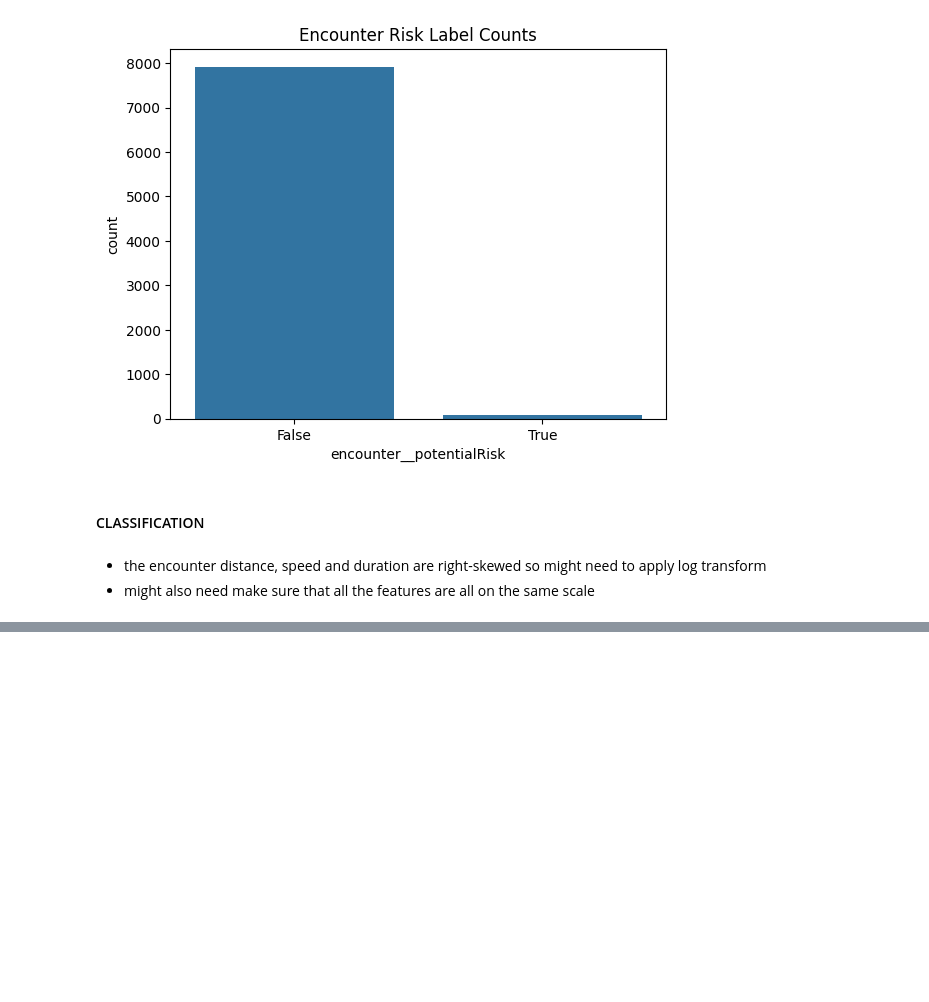
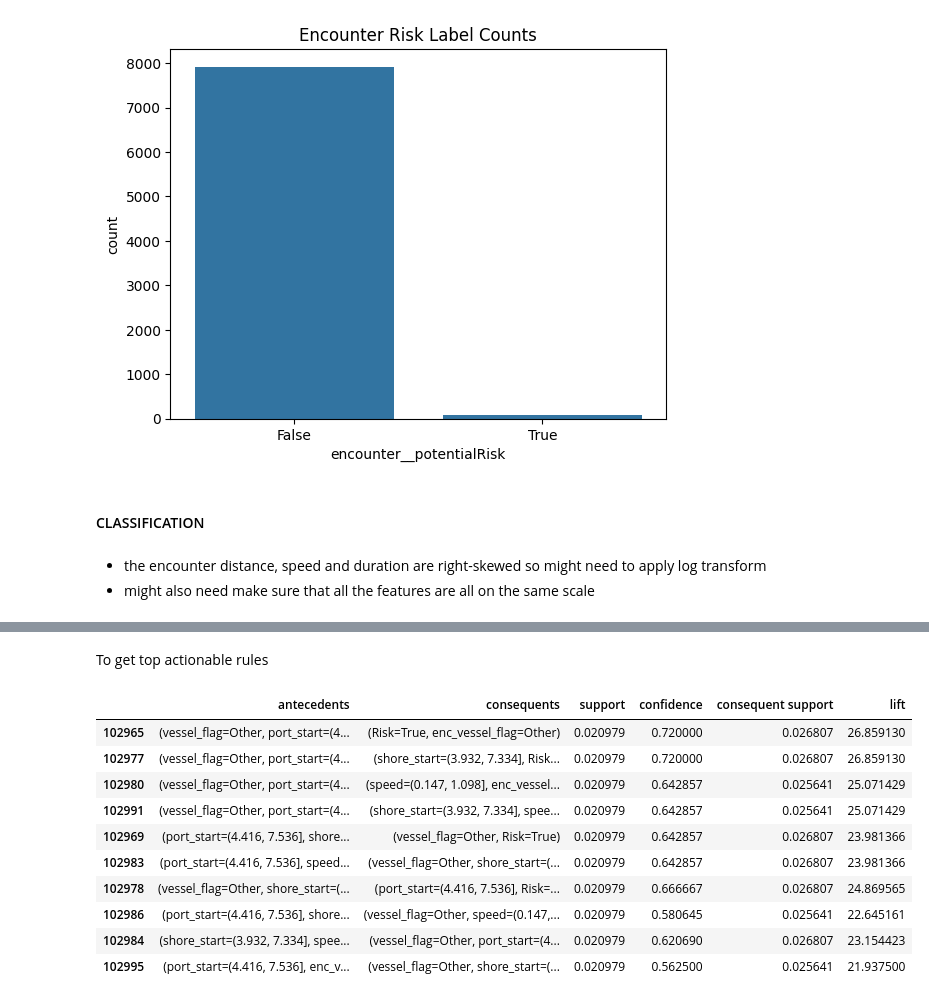
Before and after one commit to zuweii/datamining, a Jupyter notebook: collision.ipynb, the cells around one changed output, grey strips where cells are left out. Saved outputs shown, nothing was run; the diff lists cells and outputs as text; code cells hidden in the pictures; blank space fills up the shorter version.

```diff
--- a/collision.ipynb
+++ b/collision.ipynb
@@ -390,0 +406,34 @@ Saved: collision/association_rules_risk_high.csv
+# %% [markdown]
+To get top actionable rules
+# %%
+# Step 1: focus on Risk=True rules
+rules_risk = filtered_pruned.copy()
+
+# Step 2: filter by minimum counts and test confidence
+rules_risk = rules_risk[
+    (rules_risk['antecedent_count'] >= 10) &
+    (rules_risk['test_confidence'] >= 0.07) &    # at least 7% risky in test
+    (rules_risk['lift'] >= 5)                     # 5x uplift over baseline
+]
+
+# Step 3: rank by lift * test_confidence (combined score)
+rules_risk['score'] = rules_risk['lift'] * rules_risk['test_confidence']
+
+# Step 4: sort
+rules_top = rules_risk.sort_values(['score','antecedent_count'], ascending=[False,False])
+
+# Step 5: take top 10
+top10 = rules_top.head(10)
+top10[['antecedents', 'consequents', 'support', 'confidence', 'consequent support', 'lift' ]]
+# %% [output]
+|  | antecedents | consequents | support | confidence | consequent support | lift |
+| 102965 | (vessel_flag=Other, port_start=(4... | (Risk=True, enc_vessel_flag=Other) | 0.020979 | 0.720000 | 0.026807 | 26.859130 |
+| 102977 | (vessel_flag=Other, port_start=(4... | (shore_start=(3.932, 7.334], Risk... | 0.020979 | 0.720000 | 0.026807 | 26.859130 |
+| 102980 | (vessel_flag=Other, port_start=(4... | (speed=(0.147, 1.098], enc_vessel... | 0.020979 | 0.642857 | 0.025641 | 25.071429 |
+| 102991 | (vessel_flag=Other, port_start=(4... | (shore_start=(3.932, 7.334], spee... | 0.020979 | 0.642857 | 0.025641 | 25.071429 |
+| 102969 | (port_start=(4.416, 7.536], shore... | (vessel_flag=Other, Risk=True) | 0.020979 | 0.642857 | 0.026807 | 23.981366 |
+| 102983 | (port_start=(4.416, 7.536], speed... | (vessel_flag=Other, shore_start=(... | 0.020979 | 0.642857 | 0.026807 | 23.981366 |
+| 102978 | (vessel_flag=Other, shore_start=(... | (port_start=(4.416, 7.536], Risk=... | 0.020979 | 0.666667 | 0.026807 | 24.869565 |
+| 102986 | (port_start=(4.416, 7.536], shore... | (vessel_flag=Other, speed=(0.147,... | 0.020979 | 0.580645 | 0.025641 | 22.645161 |
+| 102984 | (shore_start=(3.932, 7.334], spee... | (vessel_flag=Other, port_start=(4... | 0.020979 | 0.620690 | 0.026807 | 23.154423 |
+| 102995 | (port_start=(4.416, 7.536], enc_v... | (vessel_flag=Other, shore_start=(... | 0.020979 | 0.562500 | 0.025641 | 21.937500 |
```
Also changed, not shown: parts of 25 cells of this notebook, 2 other files.
